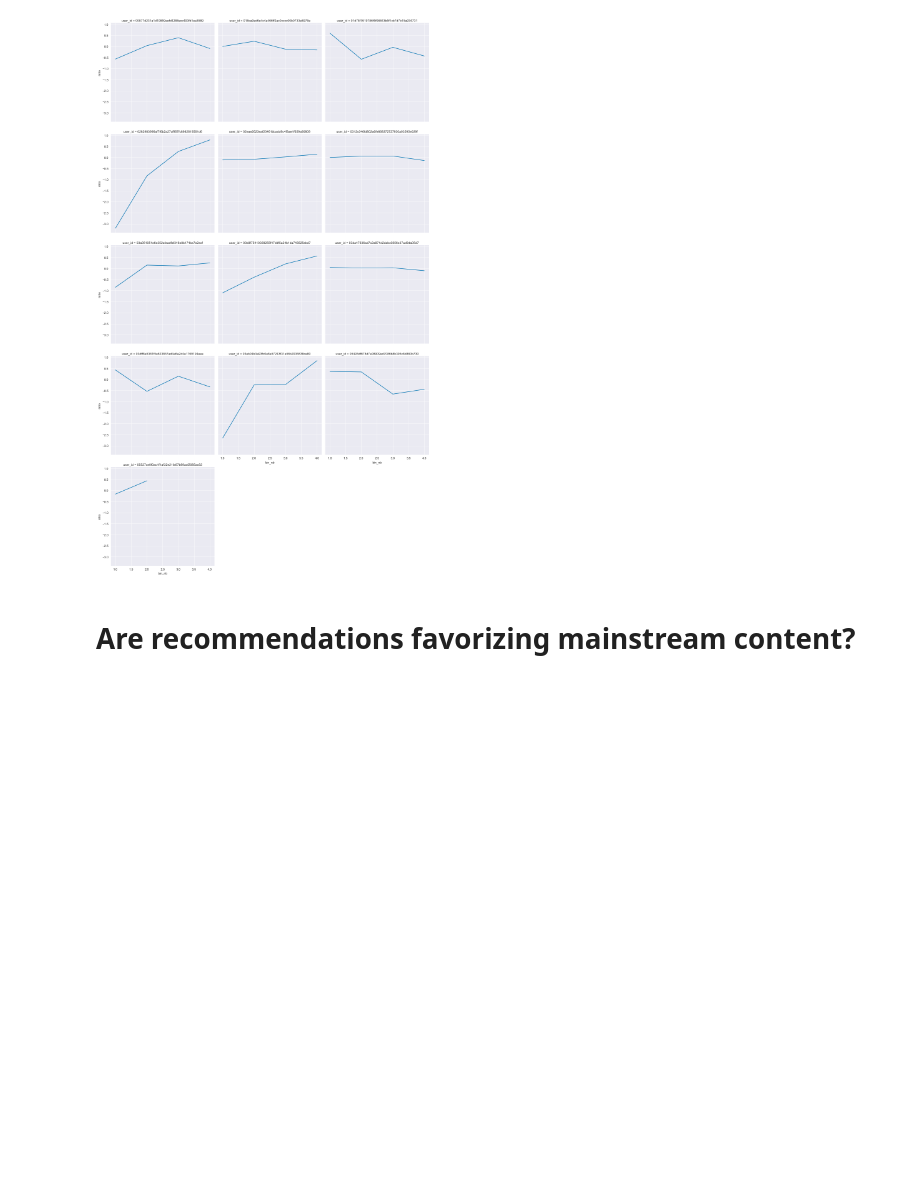
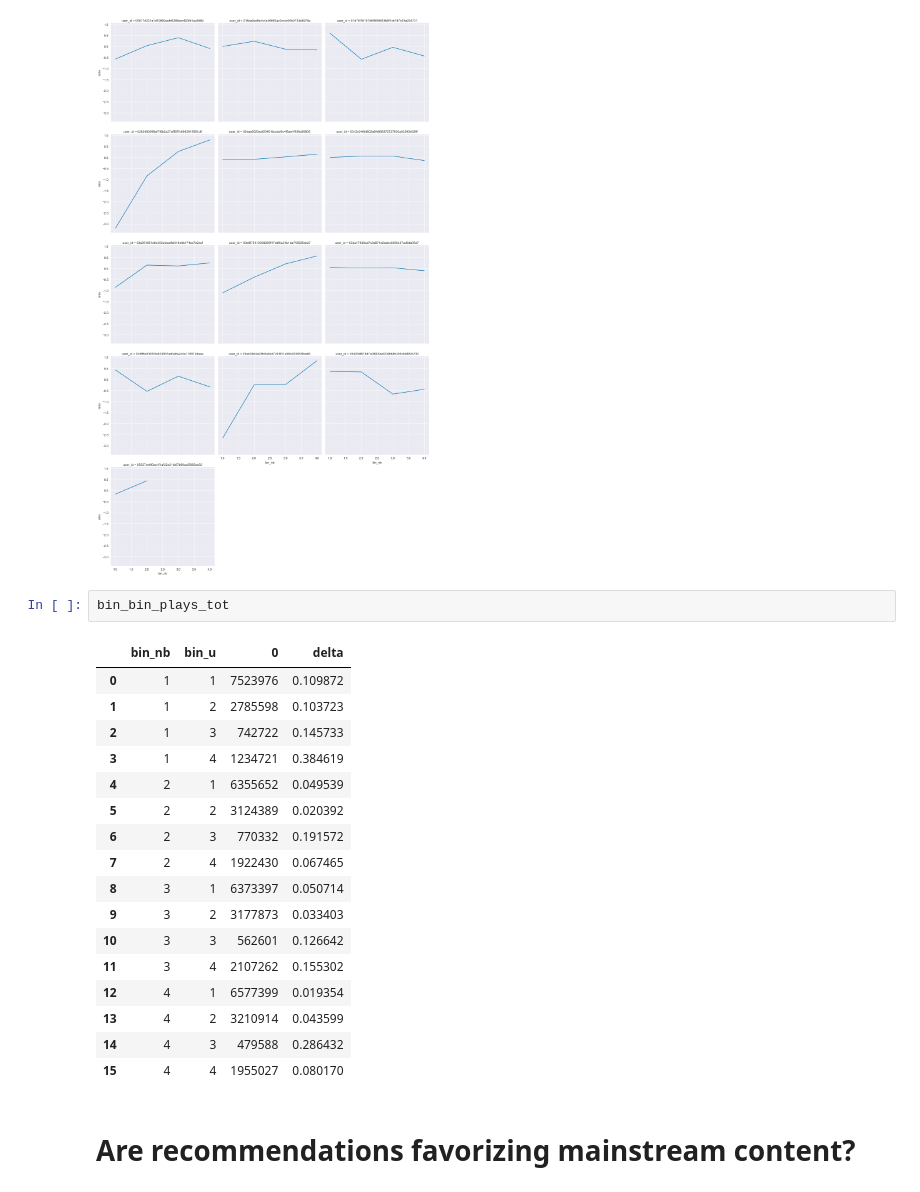
Before and after one commit to QuVil/cmb-recommendation, a Jupyter notebook: src/analysis/mainstream_tests.ipynb, the cells around one changed output. Saved outputs shown, nothing was run; the diff lists cells and outputs as text; blank space fills up the shorter version.

```diff
--- a/src/analysis/mainstream_tests.ipynb
+++ b/src/analysis/mainstream_tests.ipynb
@@ -537,6 +531,26 @@ sns.relplot(x="bin_nb", y="ratio", kind="line", col="user_id", col_wrap=3, dashe
 # %% [output]
 <seaborn.axisgrid.FacetGrid at 0x...>
 [figure]
+# %%
+bin_bin_plays_tot
+# %% [output]
+|  | bin_nb | bin_u | 0 | delta |
+| 0 | 1 | 1 | 7523976 | 0.109872 |
+| 1 | 1 | 2 | 2785598 | 0.103723 |
+| 2 | 1 | 3 | 742722 | 0.145733 |
+| 3 | 1 | 4 | 1234721 | 0.384619 |
+| 4 | 2 | 1 | 6355652 | 0.049539 |
+| 5 | 2 | 2 | 3124389 | 0.020392 |
+| 6 | 2 | 3 | 770332 | 0.191572 |
+| 7 | 2 | 4 | 1922430 | 0.067465 |
+| 8 | 3 | 1 | 6373397 | 0.050714 |
+| 9 | 3 | 2 | 3177873 | 0.033403 |
+| 10 | 3 | 3 | 562601 | 0.126642 |
+| 11 | 3 | 4 | 2107262 | 0.155302 |
+| 12 | 4 | 1 | 6577399 | 0.019354 |
+| 13 | 4 | 2 | 3210914 | 0.043599 |
+| 14 | 4 | 3 | 479588 | 0.286432 |
+| 15 | 4 | 4 | 1955027 | 0.080170 |
 # %% [markdown]
 # Are recommendations favorizing mainstream content?
 # %%
```
Also changed, not shown: parts of 6 cells of this notebook, 9 other files.
